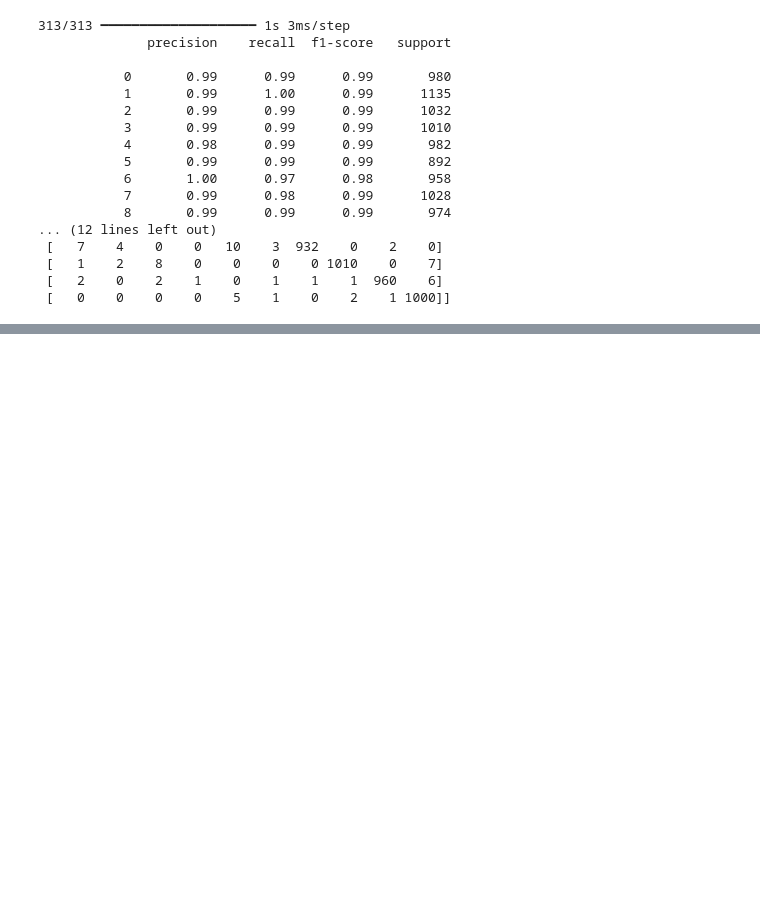
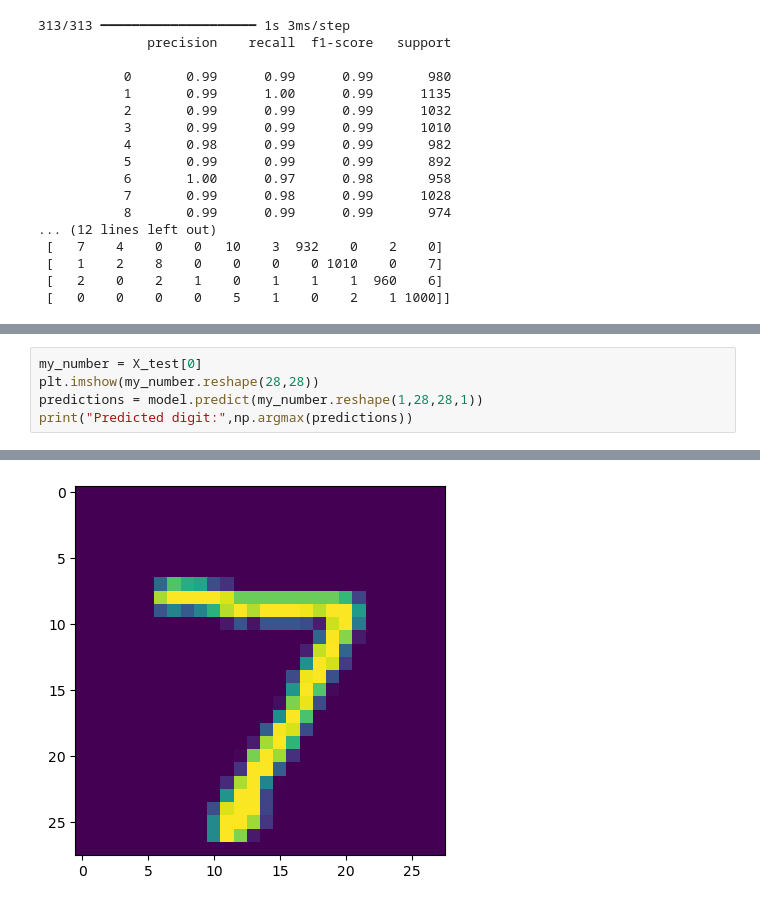
Before and after one commit to the-madhankumar/Mnist, a Jupyter notebook: main.ipynb, the cells around one changed output, grey strips where cells are left out. Cells and saved outputs as stored; diff of their text form; blank space fills up the shorter version.

```diff
--- a/main.ipynb
+++ b/main.ipynb
@@ -136,0 +144,6 @@ print(confusion_matrix(y_test, y_pred))
+# %%
+my_number = X_test[0]
+plt.imshow(my_number.reshape(28,28))
+predictions = model.predict(my_number.reshape(1,28,28,1))
+print("Predicted digit:",np.argmax(predictions))
+# %% [output]
@@ -136,0 +152 @@ print(confusion_matrix(y_test, y_pred))
+[figure, added]
```
Also changed, not shown: parts of 2 cells of this notebook.
